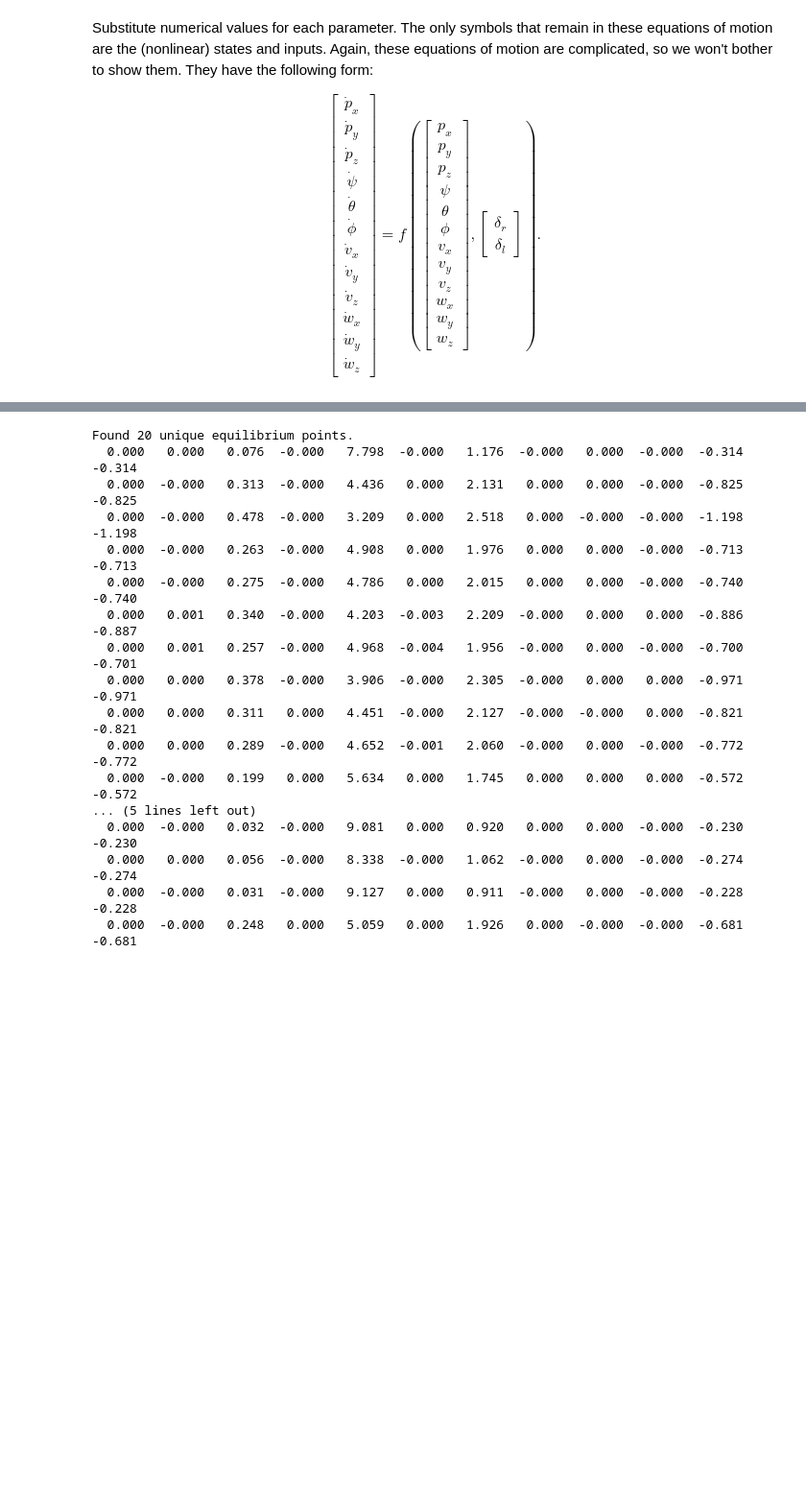
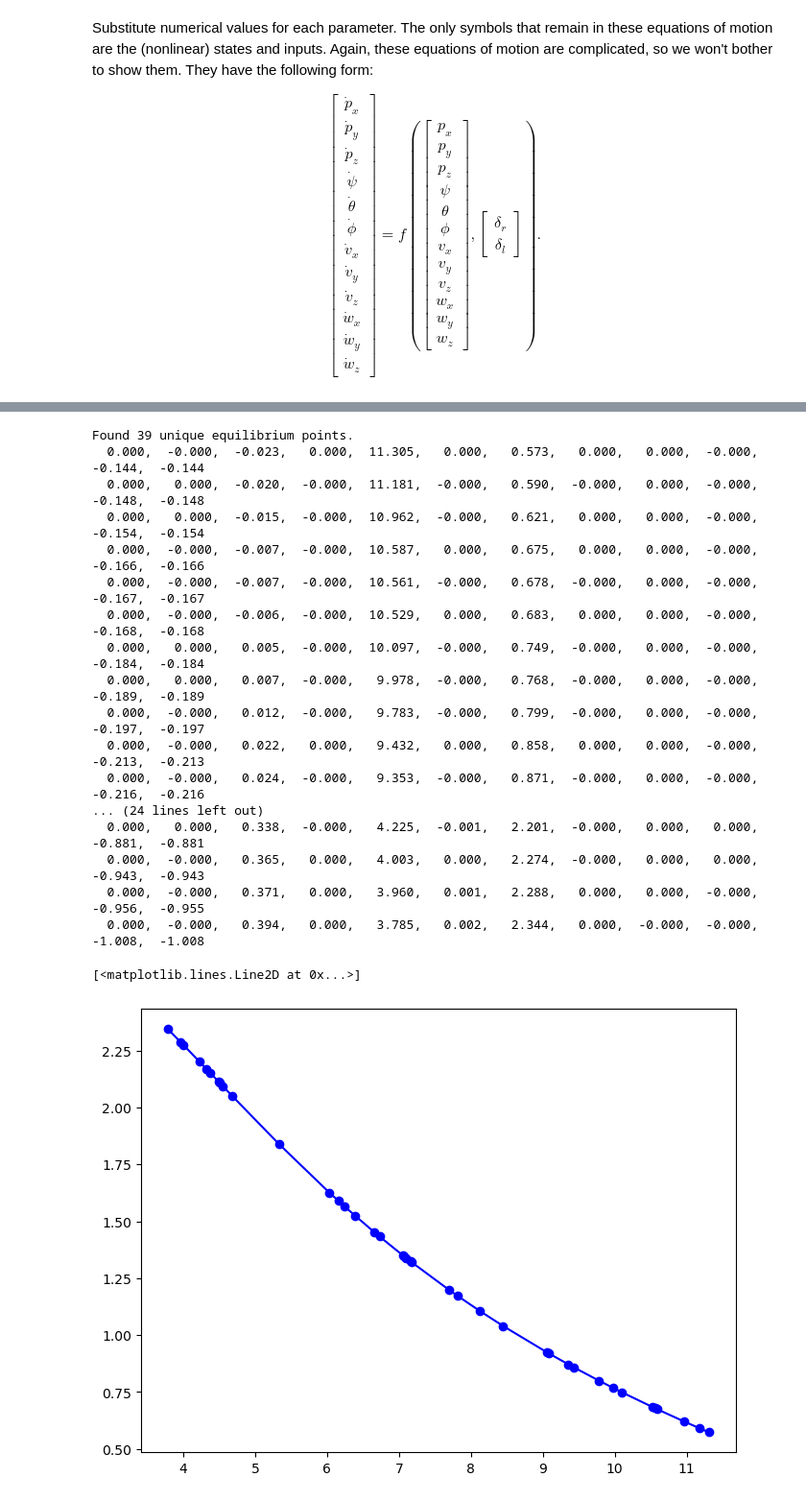
Before and after one commit to TheBestBot/ae353-sp25, a Jupyter notebook: projects/02_zagi/DeriveEOM-Template.ipynb, the cells around one changed output, grey strips where cells are left out. Shown: that part at 96% size. Drawn from its saved outputs; the diff is of its cells as text; code cells hidden in the pictures; blank space fills up the shorter version.

```diff
--- a/projects/02_zagi/DeriveEOM-Template.ipynb
+++ b/projects/02_zagi/DeriveEOM-Template.ipynb
@@ -300,13 +298,13 @@ print(", ".join(f"{val:.3f}" for val in sol.x))
 # %%
-num_attempts = 20  # number of guesses
+num_attempts = 40  # number of guesses
 solutions = []
 
 for _ in range(num_attempts):
     x0_random = np.array(x0)
 
     # monte carlo EQ point finding lul
-    x0_random[4] = np.random.uniform(3, 9)
-    x0_random[6] = np.random.uniform(-0.5, 0.5)
+    x0_random[4] = np.random.uniform(3, 11)
+    x0_random[6] = np.random.uniform(0, 1)
 
     sol = minimize(f_num_for_minimize, x0_random, tol=1e-4)
 
@@ -316,23 +314,35 @@ for _ in range(num_attempts):
             solutions.append(eq_point)
 
 print(f"Found {len(solutions)} unique equilibrium points.")
-for eq_point in solutions:
-    print(" ".join([f"{val:7.3f}" for val in eq_point]))
+solutions_sorted = sorted(solutions, key=lambda x: x[4], reverse=True)
+
+for eq_point in solutions_sorted:
+    print(", ".join([f"{val:7.3f}" for val in eq_point]))
 # %% [output]
-Found 20 unique equilibrium points.
-  0.000   0.000   0.076  -0.000   7.798  -0.000   1.176  -0.000   0.000  -0.000  -0.314  -0.314
-  0.000  -0.000   0.313  -0.000   4.436   0.000   2.131   0.000   0.000  -0.000  -0.825  -0.825
-  0.000  -0.000   0.478  -0.000   3.209   0.000   2.518   0.000  -0.000  -0.000  -1.198  -1.198
-  0.000  -0.000   0.263  -0.000   4.908   0.000   1.976   0.000   0.000  -0.000  -0.713  -0.713
-  0.000  -0.000   0.275  -0.000   4.786   0.000   2.015   0.000   0.000  -0.000  -0.740  -0.740
-  0.000   0.001   0.340  -0.000   4.203  -0.003   2.209  -0.000   0.000   0.000  -0.886  -0.887
-  0.000   0.001   0.257  -0.000   4.968  -0.004   1.956  -0.000   0.000  -0.000  -0.700  -0.701
-  0.000   0.000   0.378  -0.000   3.906  -0.000   2.305  -0.000   0.000   0.000  -0.971  -0.971
-  0.000   0.000   0.311   0.000   4.451  -0.000   2.127  -0.000  -0.000   0.000  -0.821  -0.821
-  0.000   0.000   0.289  -0.000   4.652  -0.001   2.060  -0.000   0.000  -0.000  -0.772  -0.772
-  0.000  -0.000   0.199   0.000   5.634   0.000   1.745   0.000   0.000   0.000  -0.572  -0.572
-... (5 lines left out)
-  0.000  -0.000   0.032  -0.000   9.081   0.000   0.920   0.000   0.000  -0.000  -0.230  -0.230
-  0.000   0.000   0.056  -0.000   8.338  -0.000   1.062  -0.000   0.000  -0.000  -0.274  -0.274
-  0.000  -0.000   0.031  -0.000   9.127   0.000   0.911  -0.000   0.000  -0.000  -0.228  -0.228
-  0.000  -0.000   0.248   0.000   5.059   0.000   1.926   0.000  -0.000  -0.000  -0.681  -0.681
+Found 39 unique equilibrium points.
+  0.000,  -0.000,  -0.023,   0.000,  11.305,   0.000,   0.573,   0.000,   0.000,  -0.000,  -0.144,  -0.144
+  0.000,   0.000,  -0.020,  -0.000,  11.181,  -0.000,   0.590,  -0.000,   0.000,  -0.000,  -0.148,  -0.148
+  0.000,   0.000,  -0.015,  -0.000,  10.962,  -0.000,   0.621,   0.000,   0.000,  -0.000,  -0.154,  -0.154
+  0.000,  -0.000,  -0.007,  -0.000,  10.587,   0.000,   0.675,   0.000,   0.000,  -0.000,  -0.166,  -0.166
+  0.000,  -0.000,  -0.007,  -0.000,  10.561,  -0.000,   0.678,  -0.000,   0.000,  -0.000,  -0.167,  -0.167
+  0.000,  -0.000,  -0.006,  -0.000,  10.529,   0.000,   0.683,   0.000,   0.000,  -0.000,  -0.168,  -0.168
+  0.000,   0.000,   0.005,  -0.000,  10.097,  -0.000,   0.749,  -0.000,   0.000,  -0.000,  -0.184,  -0.184
+  0.000,   0.000,   0.007,  -0.000,   9.978,  -0.000,   0.768,  -0.000,   0.000,  -0.000,  -0.189,  -0.189
+  0.000,  -0.000,   0.012,  -0.000,   9.783,  -0.000,   0.799,  -0.000,   0.000,  -0.000,  -0.197,  -0.197
+  0.000,  -0.000,   0.022,   0.000,   9.432,   0.000,   0.858,   0.000,   0.000,  -0.000,  -0.213,  -0.213
+  0.000,  -0.000,   0.024,  -0.000,   9.353,  -0.000,   0.871,  -0.000,   0.000,  -0.000,  -0.216,  -0.216
+... (24 lines left out)
+  0.000,   0.000,   0.338,  -0.000,   4.225,  -0.001,   2.201,  -0.000,   0.000,   0.000,  -0.881,  -0.881
+  0.000,  -0.000,   0.365,   0.000,   4.003,   0.000,   2.274,  -0.000,   0.000,   0.000,  -0.943,  -0.943
+  0.000,  -0.000,   0.371,   0.000,   3.960,   0.001,   2.288,   0.000,   0.000,  -0.000,  -0.956,  -0.955
+  0.000,  -0.000,   0.394,   0.000,   3.785,   0.002,   2.344,   0.000,  -0.000,  -0.000,  -1.008,  -1.008
+# %%
+v_x_vals = [eq_point[4] for eq_point in solutions_sorted]
+v_y_vals = [eq_point[6] for eq_point in solutions_sorted]
+
+plt.figure(figsize=(8, 6))
+
+plt.plot(v_x_vals, v_y_vals, marker='o', linestyle='-', color='b')
+# %% [output]
+[<matplotlib.lines.Line2D at 0x...>]
+[figure, added]
```
Also changed, not shown: parts of 3 cells of this notebook, 3 other files.
